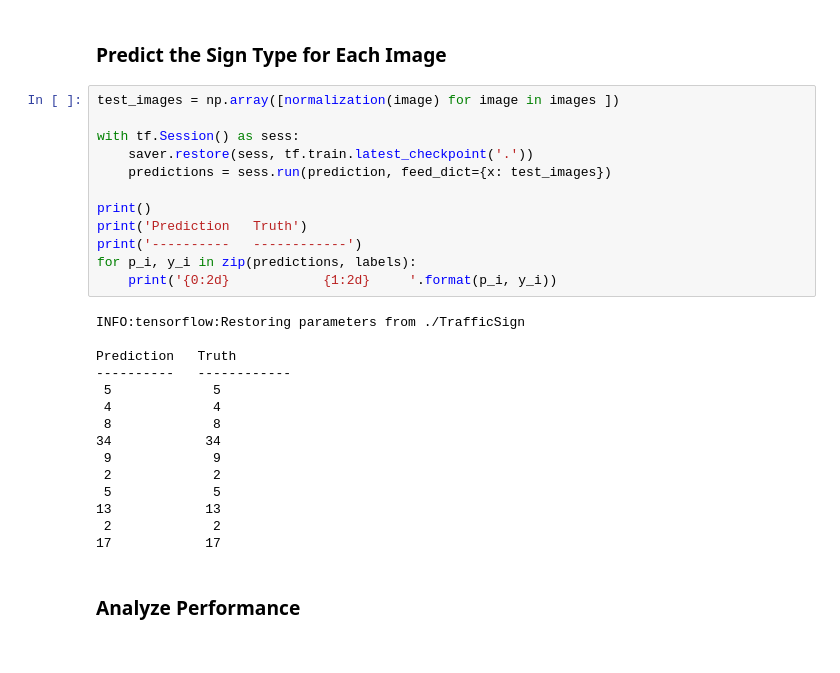
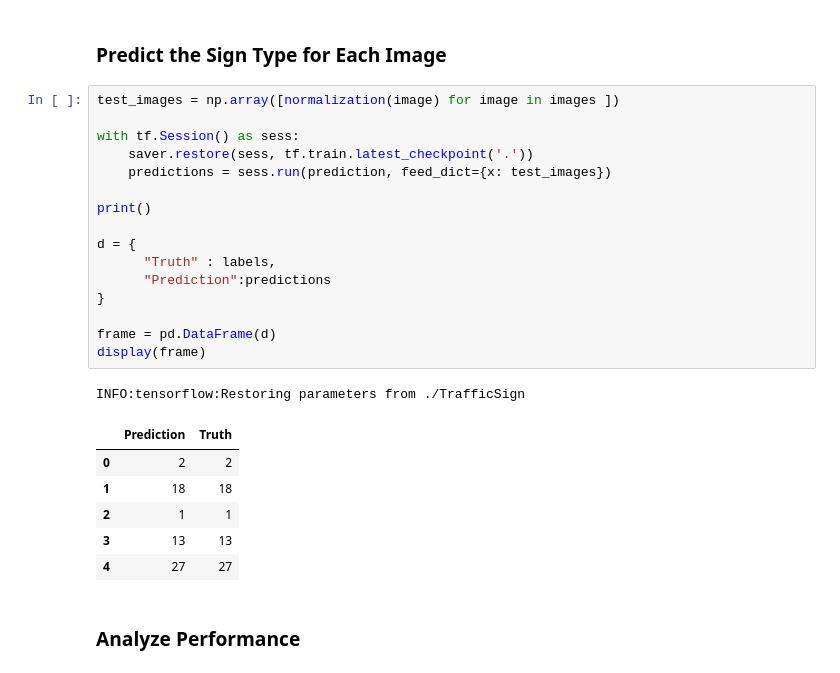
Before and after one commit to kuniyasu/udacity_homework2, a Jupyter notebook: Traffic_Sign_Classifier.ipynb, the cells around one changed output. Drawn from its saved outputs; the diff is of its cells as text.

```diff
--- a/Traffic_Sign_Classifier.ipynb
+++ b/Traffic_Sign_Classifier.ipynb
@@ -404,30 +399,27 @@ for i in range(gen_size):
 # %%
 test_images = np.array([normalization(image) for image in images ])
 
 with tf.Session() as sess:
     saver.restore(sess, tf.train.latest_checkpoint('.'))
     predictions = sess.run(prediction, feed_dict={x: test_images})
 
 print()
-print('Prediction   Truth')
-print('----------   ------------')
-for p_i, y_i in zip(predictions, labels):
-    print('{0:2d}            {1:2d}     '.format(p_i, y_i))
+
+d = {
+      "Truth" : labels,
+      "Prediction":predictions
+}
+
+frame = pd.DataFrame(d)
+display(frame)
 # %% [output]
 INFO:tensorflow:Restoring parameters from ./TrafficSign
-
-Prediction   Truth
-----------   ------------
- 5             5
- 4             4
- 8             8
-34            34
- 9             9
- 2             2
- 5             5
-13            13
- 2             2
-17            17
+|  | Prediction | Truth |
+| 0 | 2 | 2 |
+| 1 | 18 | 18 |
+| 2 | 1 | 1 |
+| 3 | 13 | 13 |
+| 4 | 27 | 27 |
 # %% [markdown]
 ### Analyze Performance
 # %%
```
Also changed, not shown: parts of 3 cells of this notebook, 1 other file.
